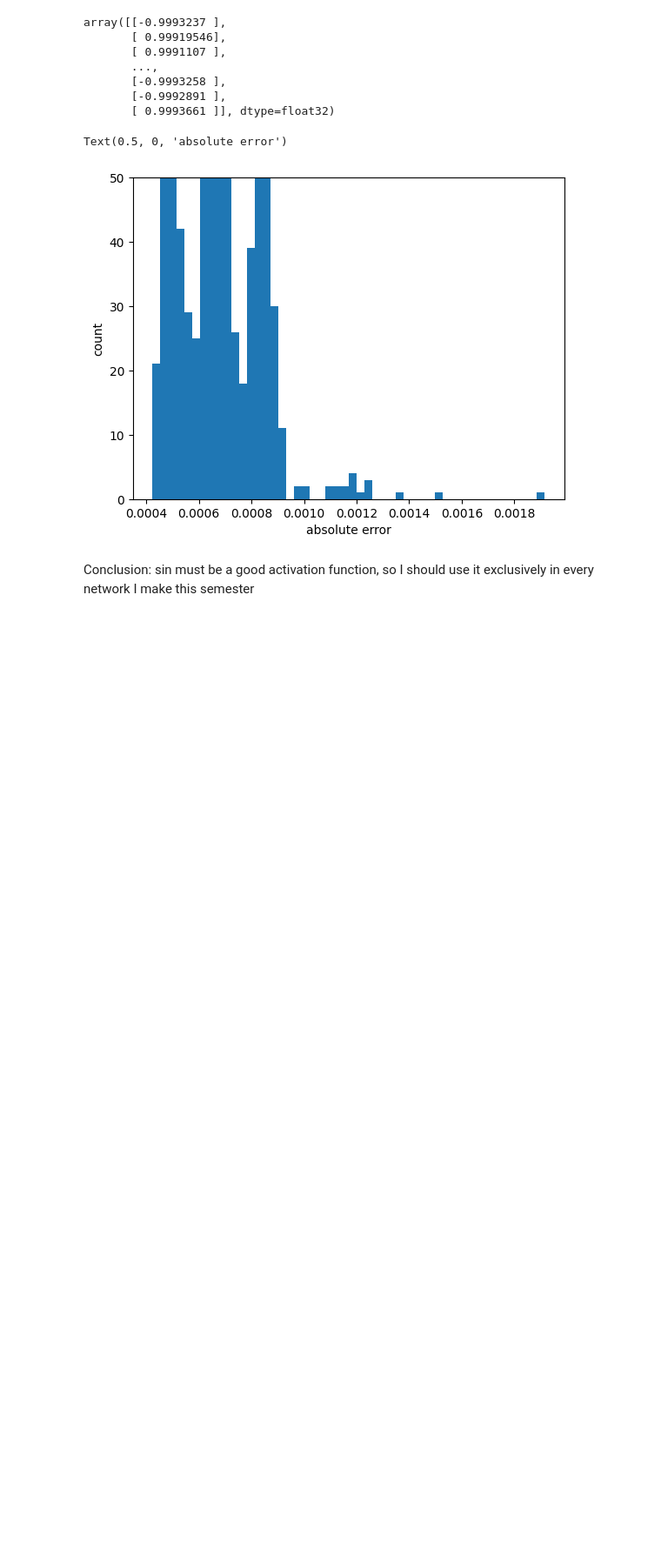
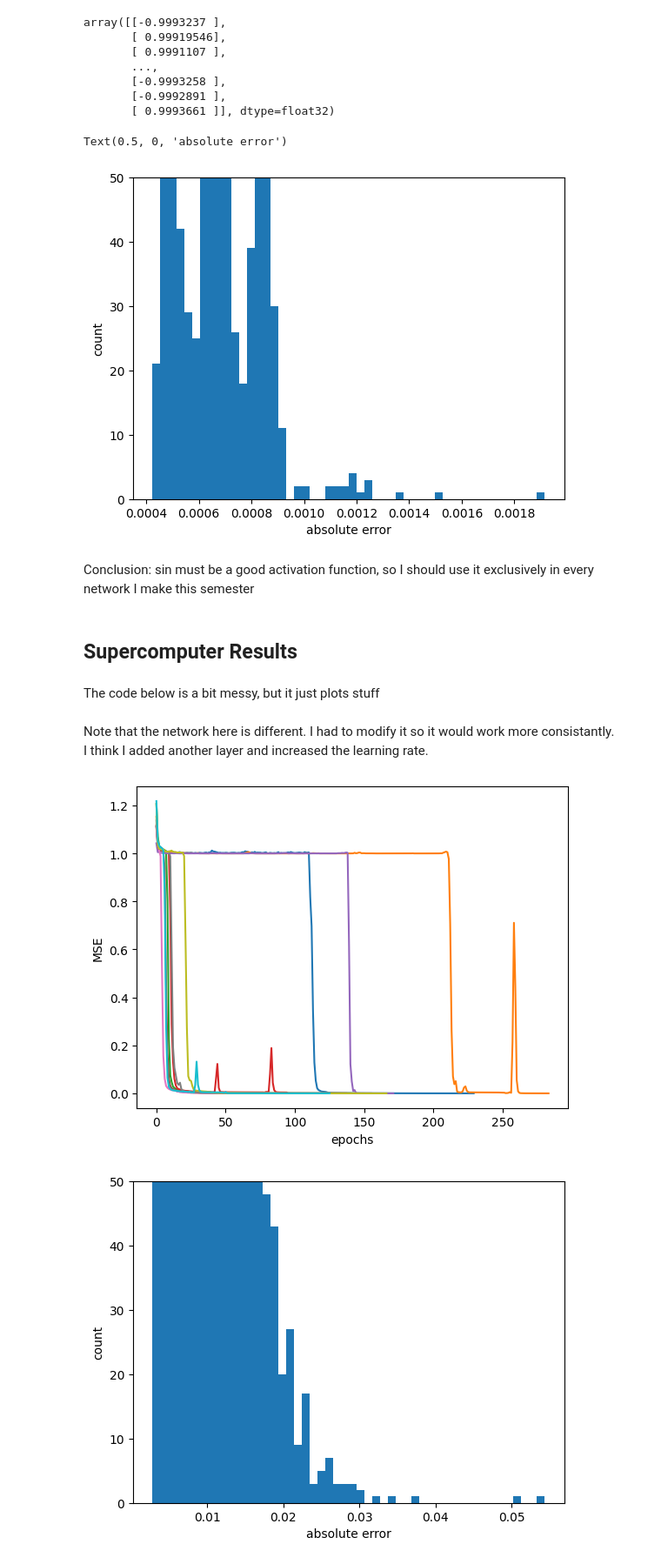
Before and after one commit to Zajumino/aml, a Jupyter notebook: hw0/hw0.ipynb, the cells around one changed output. Shown: that part at 87% size. Cells and saved outputs as stored; diff of their text form; code cells hidden in the pictures; blank space fills up the shorter version.

Commit message:
update notebook with supercomputer results

```diff
--- a/hw0/hw0.ipynb
+++ b/hw0/hw0.ipynb
@@ -152,3 +151,39 @@ Text(0.5, 0, 'absolute error')
 [figure]
 # %% [markdown]
 Conclusion: sin must be a good activation function, so I should use it exclusively in every network I make this semester
+# %% [markdown]
+## Supercomputer Results
+# %% [markdown]
+The code below is a bit messy, but it just plots stuff
+# %% [markdown]
+Note that the network here is different. I had to modify it so it would work more consistantly.\
+I think I added another layer and increased the learning rate.
+# %%
+import numpy as np
+import matplotlib.pyplot as plt
+import pickle
+
+errors = np.array([]) # accumulates the errors for our histogram
+
+with open("hw0_dataset.pkl", "rb") as fp:
+    outs = pickle.load(fp)['outs']
+
+plt.figure(0) # learning curves
+plt.ylabel('MSE')
+plt.xlabel('epochs')
+for i in range(10):
+    #with open("hw0_results_exp_10_hidden_20_8_2.pkl", "rb") as fp:
+    with open("results/hw0_results_exp_0{:d}_hidden_20_8_2.pkl".format(i), "rb") as fp:
+        history = pickle.load(fp)
+    plt.plot(history['loss']) # make a learning curve on figure 0
+    errors = np.append(errors, np.abs(history['pred'] - outs)) # add absolute errors to our histogram array
+
+plt.figure(1) # error histogram
+plt.hist(errors, 50)
+plt.ylim([0, 50])
+plt.ylabel('count')
+plt.xlabel('absolute error')
+plt.show()
+# %% [output]
+[figure, added]
+[figure, added]
```
Also changed, not shown: parts of 1 cell of this notebook.
